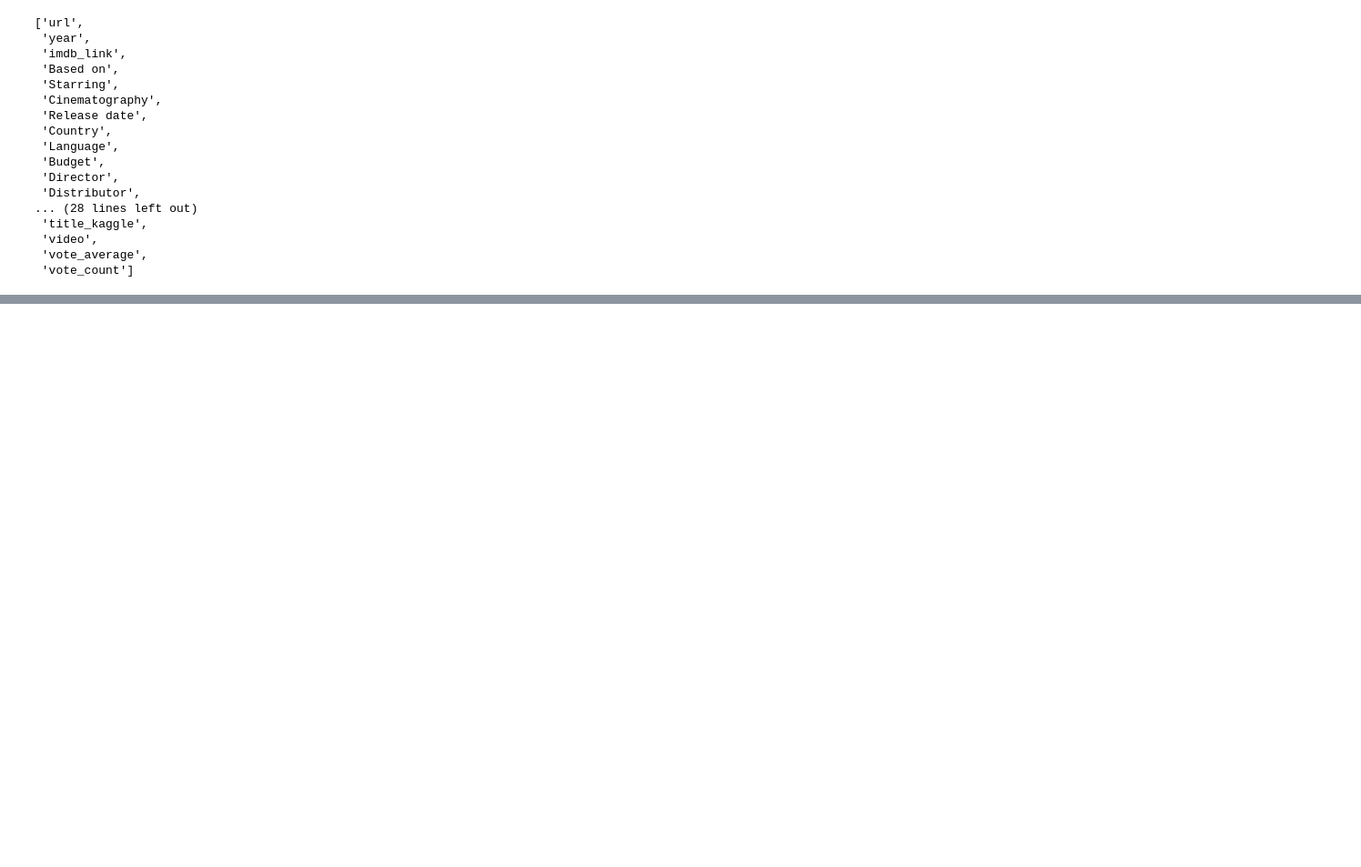
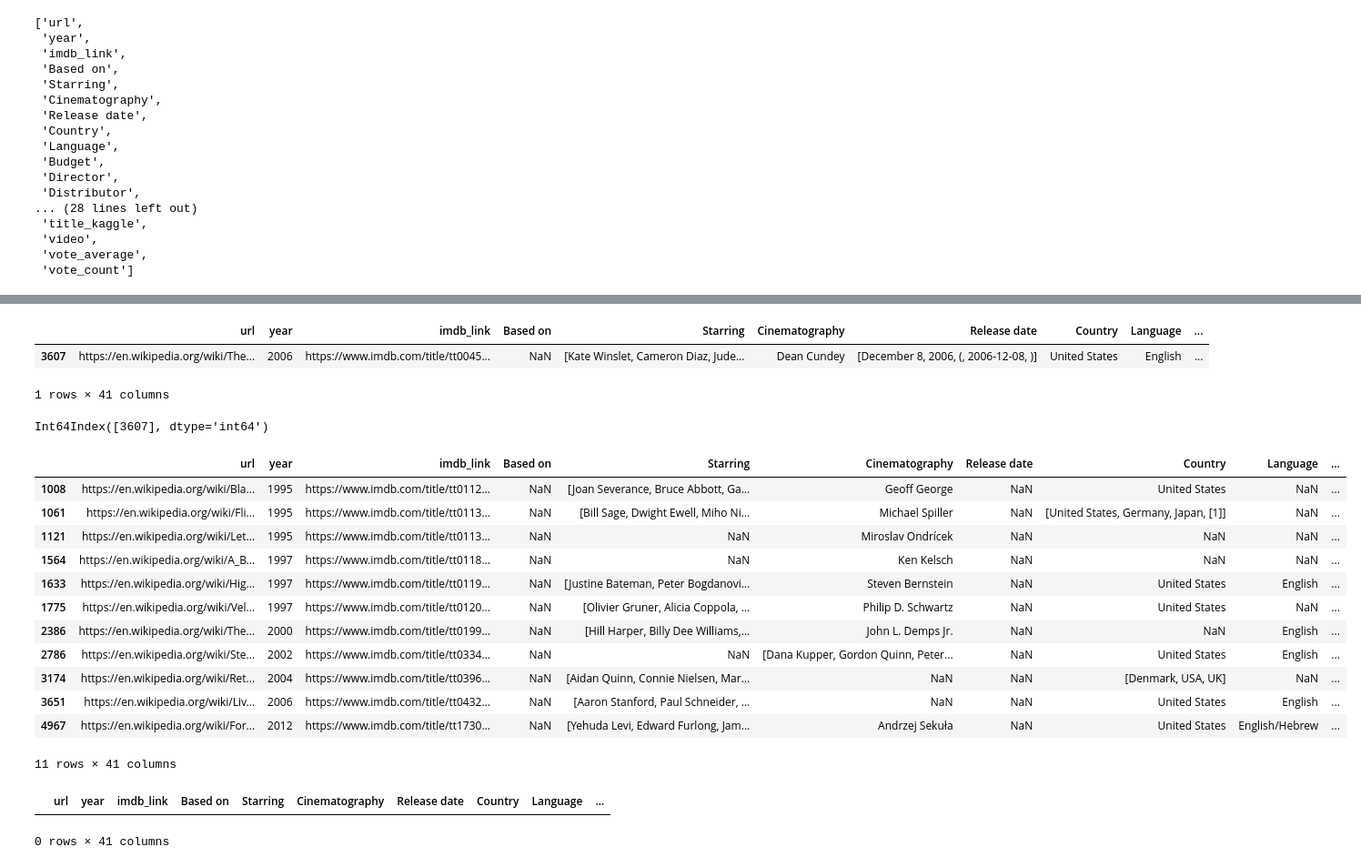
Before and after one commit to farbodjs/Movies-ETL, a Jupyter notebook: Movies-ETL.ipynb, the cells around one changed output, grey strips where cells are left out. Shown at 91% size. Drawn from its saved outputs; the diff is of its cells as text; code cells hidden in the pictures; blank space fills up the shorter version.

Commit message:
contiune on data cleaning

```diff
--- a/Movies-ETL.ipynb
+++ b/Movies-ETL.ipynb
@@ -750,0 +775,35 @@ movies_df = movies_df.drop('running_time',axis='columns')
+# %%
+movies_df[(movies_df['release_date_wiki'] > '1996-01-01') & (movies_df['release_date_kaggle'] < '1965-01-01')]
+# %% [output]
+|  | url | year | imdb_link | Based on | Starring | Cinematography | Release date | Country | Language | ... |
+| 3607 | https://en.wikipedia.org/wiki/The... | 2006 | https://www.imdb.com/title/tt0045... | NaN | [Kate Winslet, Cameron Diaz, Jude... | Dean Cundey | [December 8, 2006, (, 2006-12-08, )] | United States | English | ... |
+1 rows × 41 columns
+# %%
+movies_df[(movies_df['release_date_wiki'] > '1996-01-01') & (movies_df['release_date_kaggle'] < '1965-01-01')].index
+# %% [output]
+Int64Index([3607], dtype='int64')
+# %%
+#dropping the row where there was an error in merging wiki and kaggle data set. row 3607 was two different movies with different titles
+movies_df = movies_df.drop(movies_df[(movies_df['release_date_wiki'] > '1996-01-01') & (movies_df['release_date_kaggle'] < '1965-01-01')].index)
+# %%
+movies_df[movies_df['release_date_wiki'].isnull()]
+# %% [output]
+|  | url | year | imdb_link | Based on | Starring | Cinematography | Release date | Country | Language | ... |
+| 1008 | https://en.wikipedia.org/wiki/Bla... | 1995 | https://www.imdb.com/title/tt0112... | NaN | [Joan Severance, Bruce Abbott, Ga... | Geoff George | NaN | United States | NaN | ... |
+| 1061 | https://en.wikipedia.org/wiki/Fli... | 1995 | https://www.imdb.com/title/tt0113... | NaN | [Bill Sage, Dwight Ewell, Miho Ni... | Michael Spiller | NaN | [United States, Germany, Japan, [1]] | NaN | ... |
+| 1121 | https://en.wikipedia.org/wiki/Let... | 1995 | https://www.imdb.com/title/tt0113... | NaN | NaN | Miroslav Ondrícek | NaN | NaN | NaN | ... |
+| 1564 | https://en.wikipedia.org/wiki/A_B... | 1997 | https://www.imdb.com/title/tt0118... | NaN | NaN | Ken Kelsch | NaN | NaN | NaN | ... |
+| 1633 | https://en.wikipedia.org/wiki/Hig... | 1997 | https://www.imdb.com/title/tt0119... | NaN | [Justine Bateman, Peter Bogdanovi... | Steven Bernstein | NaN | United States | English | ... |
+| 1775 | https://en.wikipedia.org/wiki/Vel... | 1997 | https://www.imdb.com/title/tt0120... | NaN | [Olivier Gruner, Alicia Coppola, ... | Philip D. Schwartz | NaN | United States | NaN | ... |
+| 2386 | https://en.wikipedia.org/wiki/The... | 2000 | https://www.imdb.com/title/tt0199... | NaN | [Hill Harper, Billy Dee Williams,... | John L. Demps Jr. | NaN | NaN | English | ... |
+| 2786 | https://en.wikipedia.org/wiki/Ste... | 2002 | https://www.imdb.com/title/tt0334... | NaN | NaN | [Dana Kupper, Gordon Quinn, Peter... | NaN | United States | English | ... |
+| 3174 | https://en.wikipedia.org/wiki/Ret... | 2004 | https://www.imdb.com/title/tt0396... | NaN | [Aidan Quinn, Connie Nielsen, Mar... | NaN | NaN | [Denmark, USA, UK] | NaN | ... |
+| 3651 | https://en.wikipedia.org/wiki/Liv... | 2006 | https://www.imdb.com/title/tt0432... | NaN | [Aaron Stanford, Paul Schneider, ... | NaN | NaN | United States | English | ... |
+| 4967 | https://en.wikipedia.org/wiki/For... | 2012 | https://www.imdb.com/title/tt1730... | NaN | [Yehuda Levi, Edward Furlong, Jam... | Andrzej Sekuła | NaN | United States | English/Hebrew | ... |
+11 rows × 41 columns
+# %%
+#finding how many kaggle movies have null values for release data
+movies_df[movies_df['release_date_kaggle'].isnull()]
+# %% [output]
+|  | url | year | imdb_link | Based on | Starring | Cinematography | Release date | Country | Language | ... |
+0 rows × 41 columns
```
Also changed, not shown: parts of 11 cells of this notebook.
